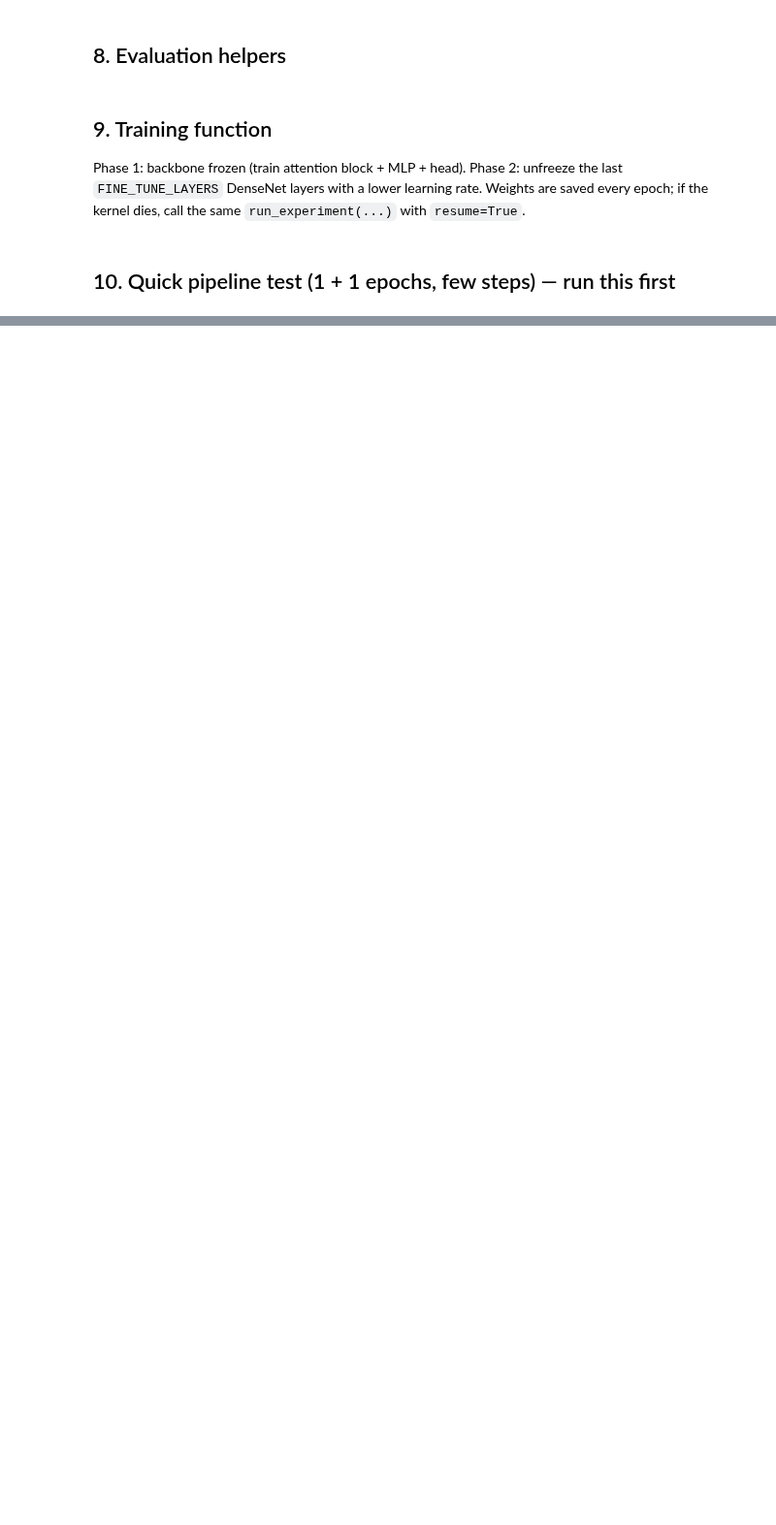
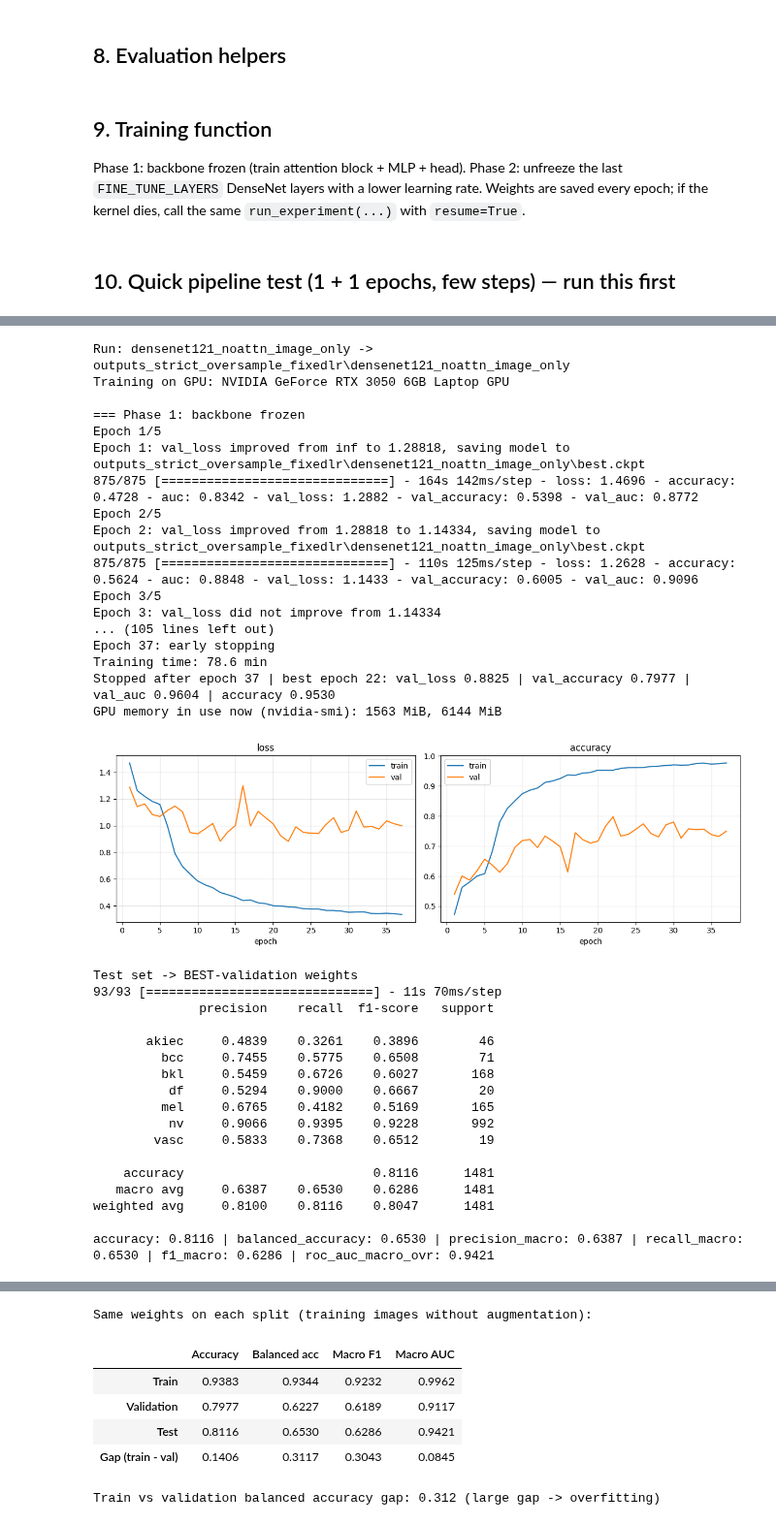
Before and after one commit to dilipprajapati432/Skin_Cancer_Detection, a Jupyter notebook: SkinAttentionNet_Complete.ipynb, the cells around one changed output, grey strips where cells are left out. Shown at 97% size. Cells and saved outputs as stored; diff of their text form; code cells hidden in the pictures; blank space fills up the shorter version.

```diff
--- a/SkinAttentionNet_Complete.ipynb
+++ b/SkinAttentionNet_Complete.ipynb
@@ -585,0 +1067,38 @@ TARGET_PER_CLASS = _saved
+# %%
+RUN_base = run_experiment(model_type="image_only", backbone="densenet121", attention="none")[1]   # keeps only the results folder, frees memory
+# %% [output]
+Run: densenet121_noattn_image_only -> outputs_strict_oversample_fixedlr\densenet121_noattn_image_only
+Training on GPU: NVIDIA GeForce RTX 3050 6GB Laptop GPU
+
+=== Phase 1: backbone frozen
+Epoch 1/5
+Epoch 1: val_loss improved from inf to 1.28818, saving model to outputs_strict_oversample_fixedlr\densenet121_noattn_image_only\best.ckpt
+875/875 [==============================] - 164s 142ms/step - loss: 1.4696 - accuracy: 0.4728 - auc: 0.8342 - val_loss: 1.2882 - val_accuracy: 0.5398 - val_auc: 0.8772
+Epoch 2/5
+Epoch 2: val_loss improved from 1.28818 to 1.14334, saving model to outputs_strict_oversample_fixedlr\densenet121_noattn_image_only\best.ckpt
+875/875 [==============================] - 110s 125ms/step - loss: 1.2628 - accuracy: 0.5624 - auc: 0.8848 - val_loss: 1.1433 - val_accuracy: 0.6005 - val_auc: 0.9096
+Epoch 3/5
+Epoch 3: val_loss did not improve from 1.14334
+... (105 lines left out)
+Epoch 37: early stopping
+Training time: 78.6 min
+Stopped after epoch 37 | best epoch 22: val_loss 0.8825 | val_accuracy 0.7977 | val_auc 0.9604 | accuracy 0.9530
+GPU memory in use now (nvidia-smi): 1563 MiB, 6144 MiB
+[figure, added]
+Test set -> BEST-validation weights
+93/93 [==============================] - 11s 70ms/step
+              precision    recall  f1-score   support
+
+       akiec     0.4839    0.3261    0.3896        46
+         bcc     0.7455    0.5775    0.6508        71
+         bkl     0.5459    0.6726    0.6027       168
+          df     0.5294    0.9000    0.6667        20
+         mel     0.6765    0.4182    0.5169       165
+          nv     0.9066    0.9395    0.9228       992
+        vasc     0.5833    0.7368    0.6512        19
+
+    accuracy                         0.8116      1481
+   macro avg     0.6387    0.6530    0.6286      1481
+weighted avg     0.8100    0.8116    0.8047      1481
+
+accuracy: 0.8116 | balanced_accuracy: 0.6530 | precision_macro: 0.6387 | recall_macro: 0.6530 | f1_macro: 0.6286 | roc_auc_macro_ovr: 0.9421
@@ -585,0 +1106,7 @@ TARGET_PER_CLASS = _saved
+Same weights on each split (training images without augmentation):
+|  | Accuracy | Balanced acc | Macro F1 | Macro AUC |
+| Train | 0.9383 | 0.9344 | 0.9232 | 0.9962 |
+| Validation | 0.7977 | 0.6227 | 0.6189 | 0.9117 |
+| Test | 0.8116 | 0.6530 | 0.6286 | 0.9421 |
+| Gap (train - val) | 0.1406 | 0.3117 | 0.3043 | 0.0845 |
+Train vs validation balanced accuracy gap: 0.312 (large gap -> overfitting)
```
Also changed, not shown: parts of 85 cells of this notebook, 3 other files.
